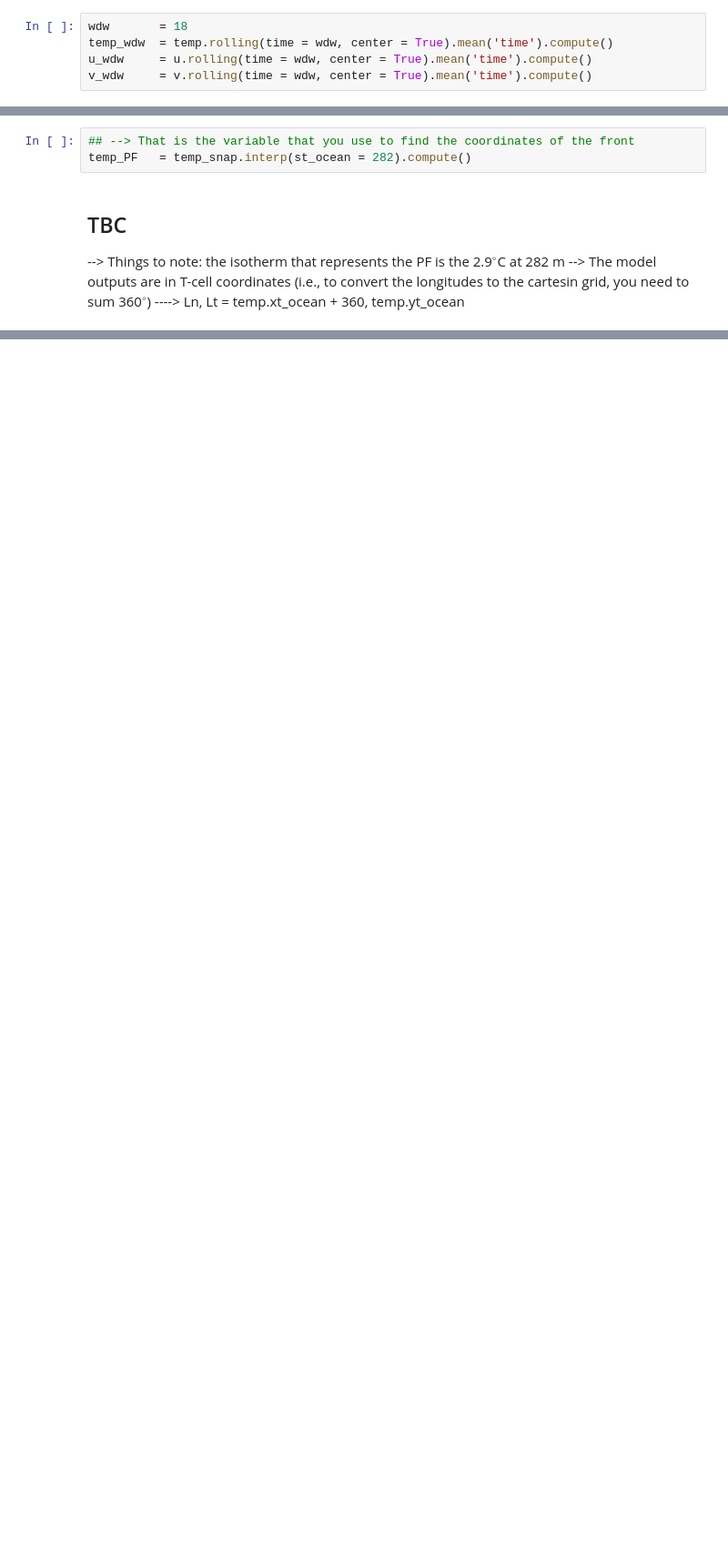
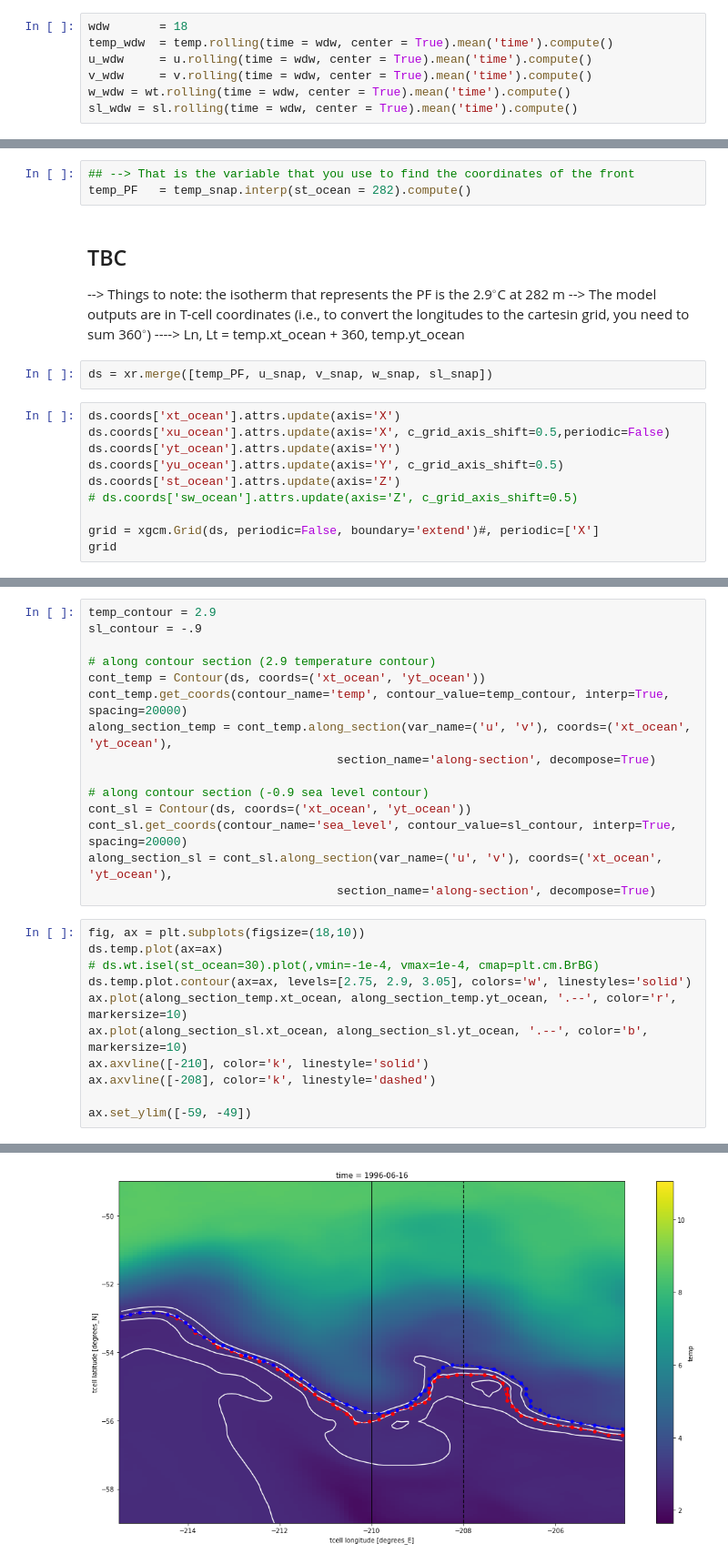
Before and after one commit to janjaapmeijer/share, a Jupyter notebook: rotate_vel_method2.ipynb, the cells around one changed output, grey strips where cells are left out. Shown at 91% size. Cells and saved outputs as stored; diff of their text form; blank space fills up the shorter version.

Commit message:
Cross-frontal velocities and up-/ downwelling along meander contour.

```diff
--- a/rotate_vel_method2.ipynb
+++ b/rotate_vel_method2.ipynb
@@ -29,5 +56,7 @@ wdw       = 18
 temp_wdw  = temp.rolling(time = wdw, center = True).mean('time').compute()
 u_wdw     = u.rolling(time = wdw, center = True).mean('time').compute()
 v_wdw     = v.rolling(time = wdw, center = True).mean('time').compute()
+w_wdw = wt.rolling(time = wdw, center = True).mean('time').compute()
+sl_wdw = sl.rolling(time = wdw, center = True).mean('time').compute()
 # %% [markdown]
 ### Let's evaluate the first period of the smoothed time series (i.e., wdw/2)
@@ -43,3 +83,15 @@ temp_PF   = temp_snap.interp(st_ocean = 282).compute()
 
 --> Things to note: the isotherm that represents the PF is the 2.9$^\circ$C at 282 m
 --> The model outputs are in T-cell coordinates (i.e., to convert the longitudes to the cartesin grid, you need to sum 360$^\circ$) ----> Ln, Lt = temp.xt_ocean + 360, temp.yt_ocean
+# %%
+ds = xr.merge([temp_PF, u_snap, v_snap, w_snap, sl_snap])
+# %%
+ds.coords['xt_ocean'].attrs.update(axis='X')
+ds.coords['xu_ocean'].attrs.update(axis='X', c_grid_axis_shift=0.5,periodic=False)
+ds.coords['yt_ocean'].attrs.update(axis='Y')
+ds.coords['yu_ocean'].attrs.update(axis='Y', c_grid_axis_shift=0.5)
+ds.coords['st_ocean'].attrs.update(axis='Z')
+# ds.coords['sw_ocean'].attrs.update(axis='Z', c_grid_axis_shift=0.5)
+
+grid = xgcm.Grid(ds, periodic=False, boundary='extend')#, periodic=['X']
+grid
@@ -45,0 +113,27 @@ temp_PF   = temp_snap.interp(st_ocean = 282).compute()
+# %%
+temp_contour = 2.9
+sl_contour = -.9
+
+# along contour section (2.9 temperature contour)
+cont_temp = Contour(ds, coords=('xt_ocean', 'yt_ocean'))
+cont_temp.get_coords(contour_name='temp', contour_value=temp_contour, interp=True, spacing=20000)
+along_section_temp = cont_temp.along_section(var_name=('u', 'v'), coords=('xt_ocean', 'yt_ocean'),
+                                   section_name='along-section', decompose=True)
+
+# along contour section (-0.9 sea level contour)
+cont_sl = Contour(ds, coords=('xt_ocean', 'yt_ocean'))
+cont_sl.get_coords(contour_name='sea_level', contour_value=sl_contour, interp=True, spacing=20000)
+along_section_sl = cont_sl.along_section(var_name=('u', 'v'), coords=('xt_ocean', 'yt_ocean'),
+                                   section_name='along-section', decompose=True)
+# %%
+fig, ax = plt.subplots(figsize=(18,10))
+ds.temp.plot(ax=ax)
+# ds.wt.isel(st_ocean=30).plot(,vmin=-1e-4, vmax=1e-4, cmap=plt.cm.BrBG)
+ds.temp.plot.contour(ax=ax, levels=[2.75, 2.9, 3.05], colors='w', linestyles='solid')
+ax.plot(along_section_temp.xt_ocean, along_section_temp.yt_ocean, '.--', color='r', markersize=10)
+ax.plot(along_section_sl.xt_ocean, along_section_sl.yt_ocean, '.--', color='b', markersize=10)
+ax.axvline([-210], color='k', linestyle='solid')
+ax.axvline([-208], color='k', linestyle='dashed')
+
+ax.set_ylim([-59, -49])
+# %% [output]
@@ -45,0 +141 @@ temp_PF   = temp_snap.interp(st_ocean = 282).compute()
+[figure, added]
```
Also changed, not shown: parts of 12 cells of this notebook.
